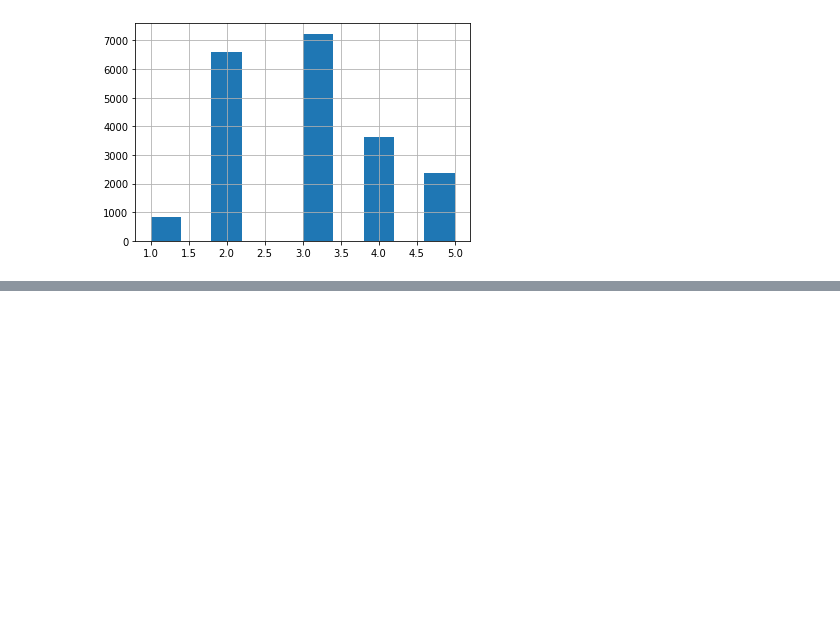
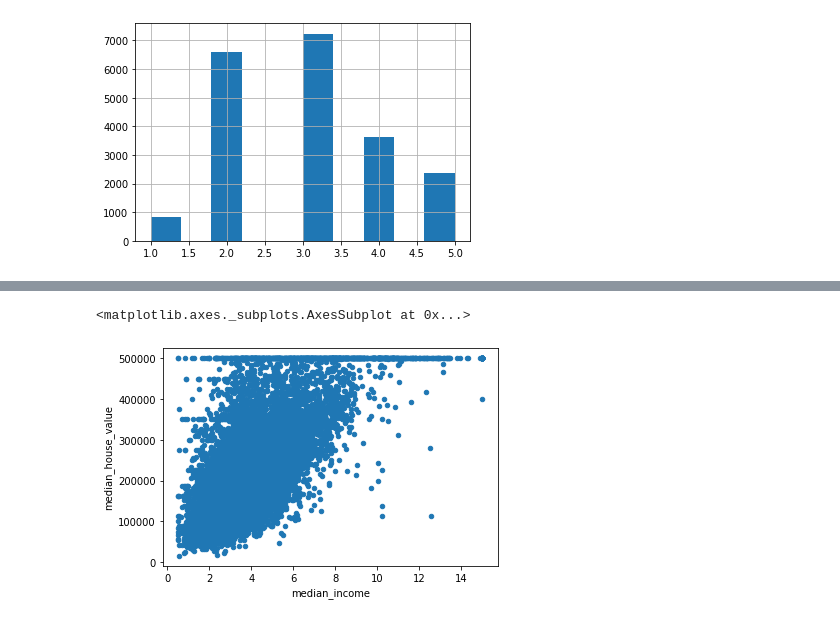
Before and after one commit to Gounaff/HousingPricesPredictions, a Jupyter notebook: MachineLearning/HousingPricesPredictions/Housing Prices Predictions.ipynb, the cells around one changed output, grey strips where cells are left out. Drawn from its saved outputs; the diff is of its cells as text; code cells hidden in the pictures; blank space fills up the shorter version.

```diff
--- a/MachineLearning/HousingPricesPredictions/Housing Prices Predictions.ipynb
+++ b/MachineLearning/HousingPricesPredictions/Housing Prices Predictions.ipynb
@@ -84,0 +116,5 @@ for set_ in (strat_train_set, strat_test_set):
+# %%
+housing.plot(x="median_income", y="median_house_value", kind="scatter")
+# %% [output]
+<matplotlib.axes._subplots.AxesSubplot at 0x...>
+[figure, added]
```
Also changed, not shown: parts of 22 cells of this notebook.
